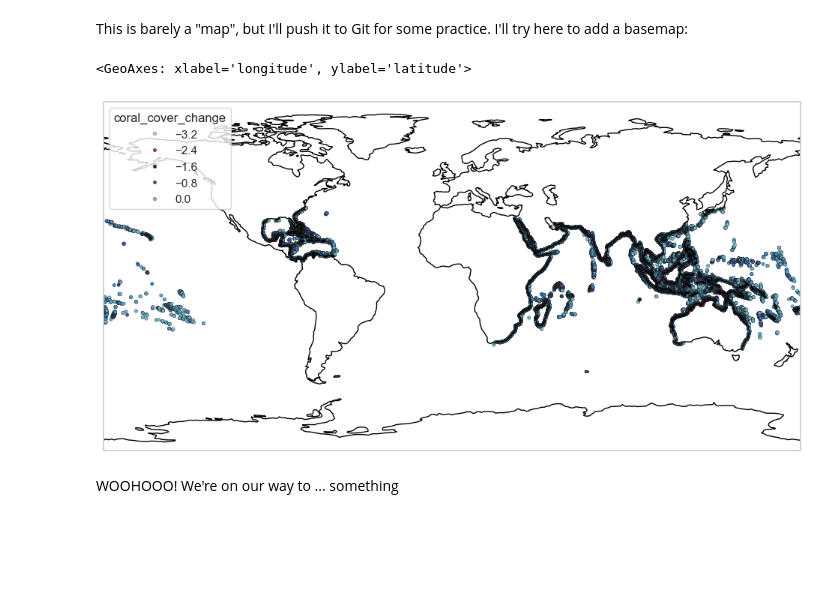
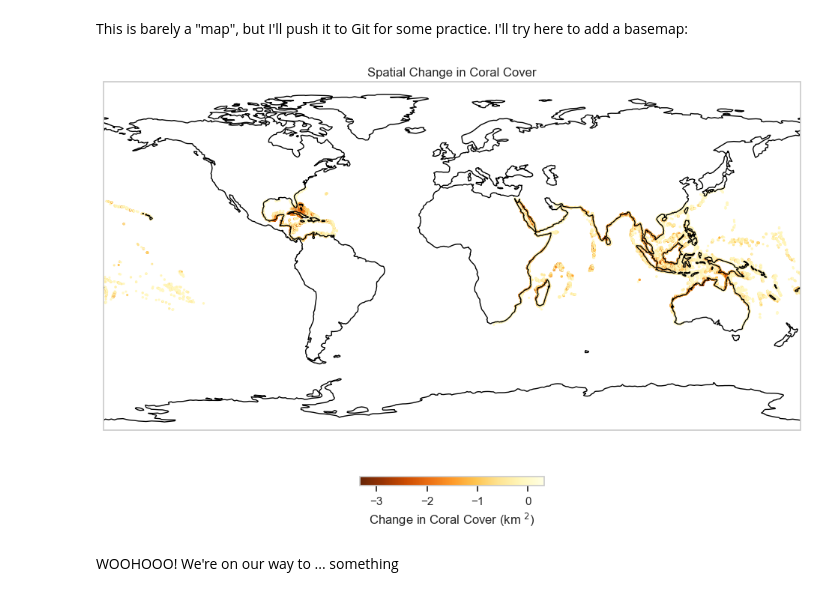
Before and after one commit to CallieStephenson/Into_Sci_Computing, a Jupyter notebook: Project.ipynb, the cells around one changed output. Saved outputs shown, nothing was run; the diff lists cells and outputs as text; code cells hidden in the pictures; blank space fills up the shorter version.

```diff
--- a/Project.ipynb
+++ b/Project.ipynb
@@ -136,22 +136,37 @@ data_avg_across_models['x'], data_avg_across_models['y'] = transformer.transform
 # %%
 # Set up the map with Cartopy using PlateCarree projection (good for lat/lon)
 plt.figure(figsize=(12, 8))
 ax = plt.axes(projection=ccrs.PlateCarree())
 ax.coastlines()  # Add coastline outlines
 ax.set_global()  # Show the entire world view
 
 # Plot the data points, coloring by coral_cover_change
-sns.scatterplot(
+scatter = sns.scatterplot(
     x='longitude', y='latitude',
     hue='coral_cover_change',
-    palette='icefire_r', # Divergent palette
+    palette='YlOrBr_r', # Divergent palette
     data=data_avg_across_models,
-    edgecolor='k',
-    s=10,  # size of points
-    marker='o'  # circular markers
+    s=5,  # size of points
+    marker='o',  # circular markers
+    edgecolor='none',  # Remove the marker borders because it made everything black
+    legend = False #remove sns colorbar because it sux
 )
+
+#have to do a bunch to add a pyplot colorbar
+norm = plt.Normalize(vmin=data_avg_across_models['coral_cover_change'].min(),
+                     vmax=data_avg_across_models['coral_cover_change'].max())
+sm = plt.cm.ScalarMappable(cmap='YlOrBr_r', norm=norm)
+sm.set_array([])  # This is a dummy array for the colorbar
+
+# Add colorbar with label
+cbar = plt.colorbar(sm, ax=ax, orientation='horizontal', fraction=0.02, pad=0.1)
+cbar.set_label("Change in Coral Cover (km $^2$)")
+
+# Set labels and title
+plt.title("Spatial Change in Coral Cover")
+
+plt.show()
 # %% [output]
-<GeoAxes: xlabel='longitude', ylabel='latitude'>
-[figure, old version]
+[figure, new version]
 # %% [markdown]
 WOOHOOO! We're on our way to ... something
```
